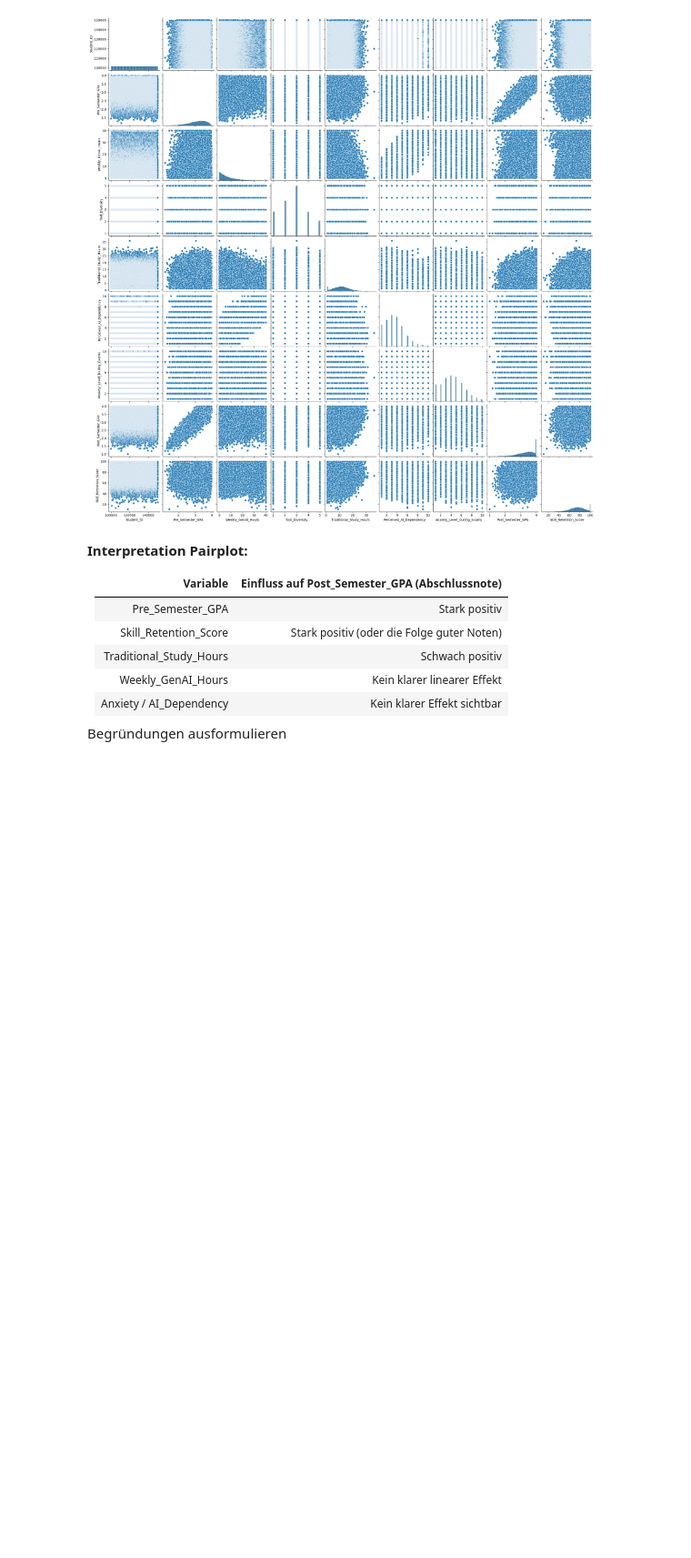
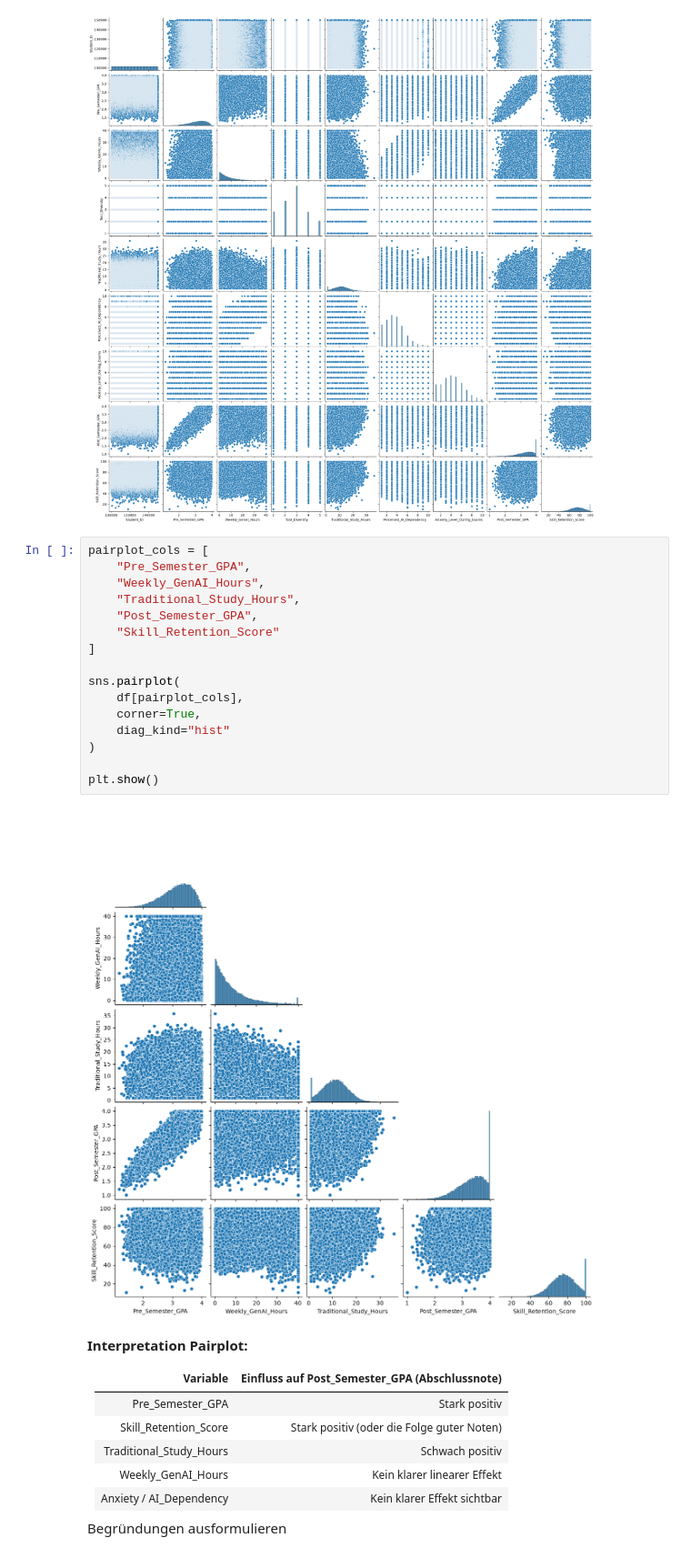
Before and after one commit to m4xi698/Machine-Learning-Project, a Jupyter notebook: notebooks/mlProjectNotebook.ipynb, the cells around one changed output. Shown at 91% size. Saved outputs shown, nothing was run; the diff lists cells and outputs as text; blank space fills up the shorter version.

Commit message:
Update
new HotPlot <3

```diff
--- a/notebooks/mlProjectNotebook.ipynb
+++ b/notebooks/mlProjectNotebook.ipynb
@@ -119,6 +123,24 @@ sns.pairplot(df_clean[numeric_columns])
 plt.show()
 # %% [output]
 [figure]
+# %%
+pairplot_cols = [
+    "Pre_Semester_GPA",
+    "Weekly_GenAI_Hours",
+    "Traditional_Study_Hours",
+    "Post_Semester_GPA",
+    "Skill_Retention_Score"
+]
+
+sns.pairplot(
+    df[pairplot_cols],
+    corner=True,
+    diag_kind="hist"
+)
+
+plt.show()
+# %% [output]
+[figure, added]
 # %% [markdown]
 <b>Interpretation Pairplot:</b>
 <br>
```
Also changed, not shown: parts of 6 cells of this notebook.
